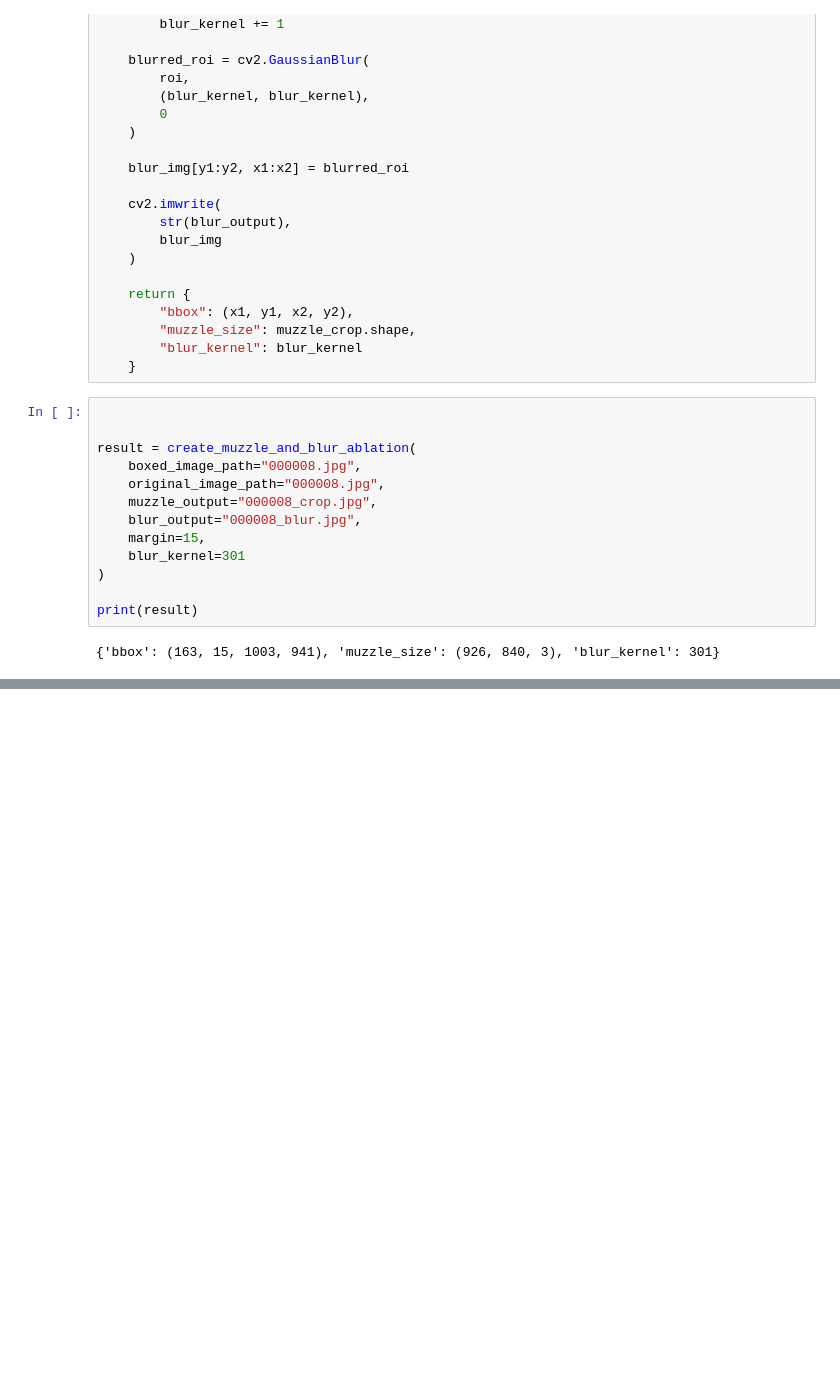
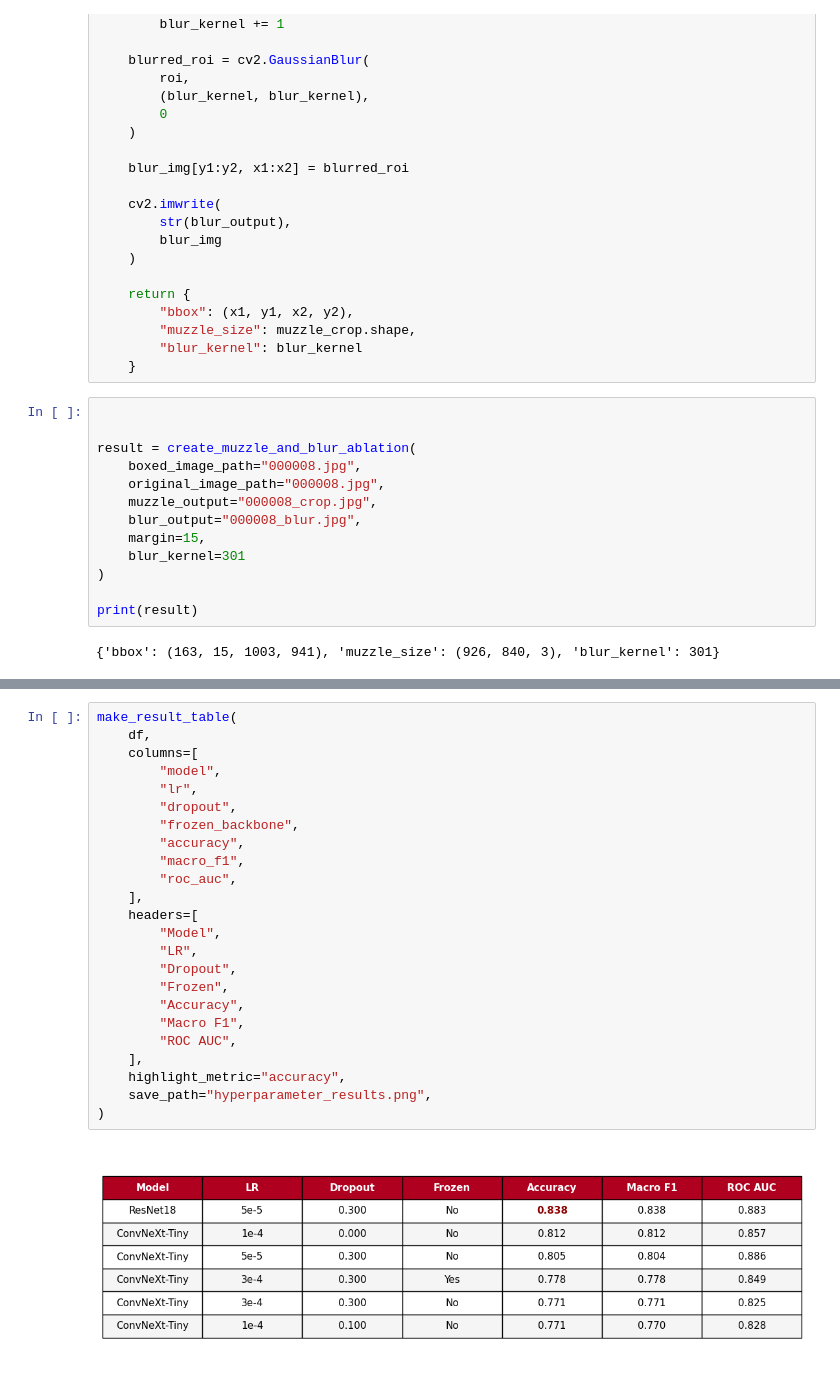
Before and after one commit to qingyun-tuberlin/Computer_Vision, a Jupyter notebook: black_box_cut.ipynb, the cells around one changed output, grey strips where cells are left out. Cells and saved outputs as stored; diff of their text form; blank space fills up the shorter version.

```diff
--- a/black_box_cut.ipynb
+++ b/black_box_cut.ipynb
@@ -252,0 +507,26 @@ print(result)
+# %%
+make_result_table(
+    df,
+    columns=[
+        "model",
+        "lr",
+        "dropout",
+        "frozen_backbone",
+        "accuracy",
+        "macro_f1",
+        "roc_auc",
+    ],
+    headers=[
+        "Model",
+        "LR",
+        "Dropout",
+        "Frozen",
+        "Accuracy",
+        "Macro F1",
+        "ROC AUC",
+    ],
+    highlight_metric="accuracy",
+    save_path="hyperparameter_results.png",
+)
+# %% [output]
+[figure, added]
```
Also changed, not shown: parts of 21 cells of this notebook, 2 other files.
